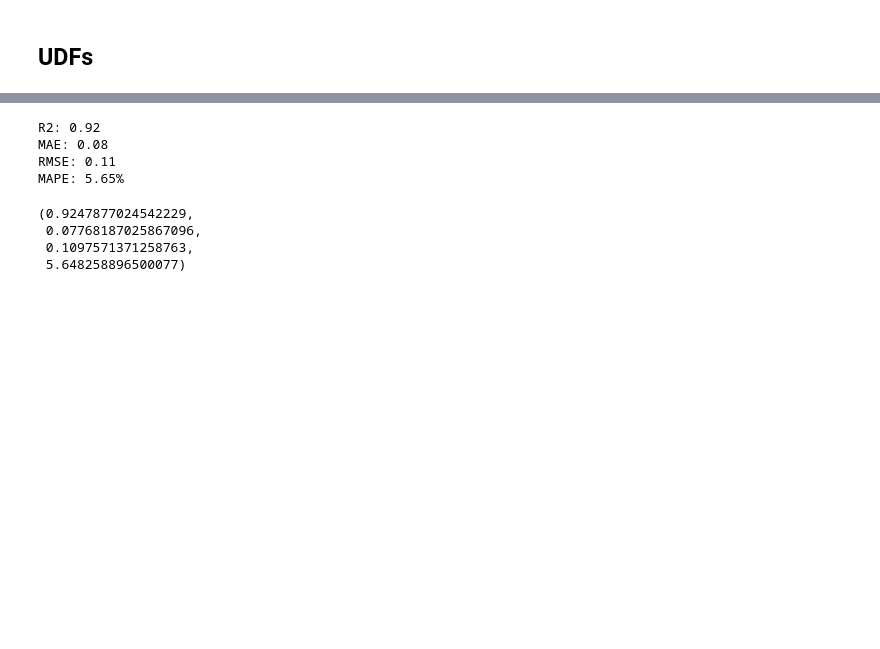
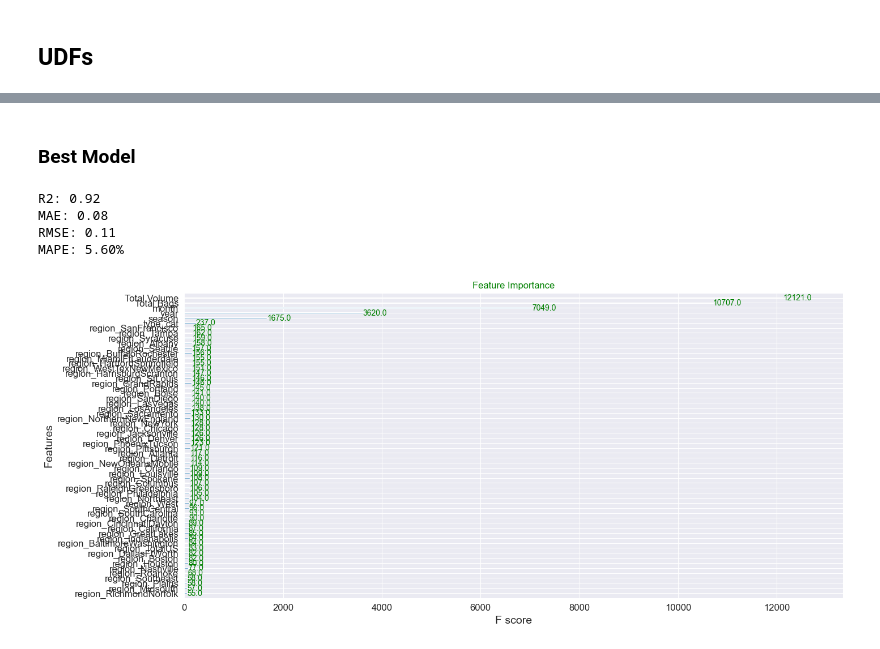
Before and after one commit to eraygokgor/avocado-pricing, a Jupyter notebook: analysis.ipynb, the cells around one changed output, grey strips where cells are left out. Cells and saved outputs as stored; diff of their text form; code cells hidden in the pictures; blank space fills up the shorter version.

Commit message:
specify the best model and give details about it

```diff
--- a/analysis.ipynb
+++ b/analysis.ipynb
@@ -338,14 +323,18 @@ trial = study.best_trial
+# %% [markdown]
+### Best Model
 # %%
 reg = XGBRegressor(**trial.params)
 reg.fit(df_train, y_train)
 y_pred = reg.predict(df_test)
-model_evaluation(y_test, y_pred)
+r2, mae, rmse, mape = model_evaluation(y_test, y_pred)
 # %% [output]
 R2: 0.92
 MAE: 0.08
 RMSE: 0.11
-MAPE: 5.65%
+MAPE: 5.60%
-(0.9247877024542229,
- 0.07768187025867096,
- 0.1097571371258763,
- 5.648258896500077)
+# %%
+plot_importance(reg)
+plt.title("Feature Importance")
+plt.show()
+# %% [output]
+[figure, added]
```
Also changed, not shown: parts of 12 cells of this notebook.
